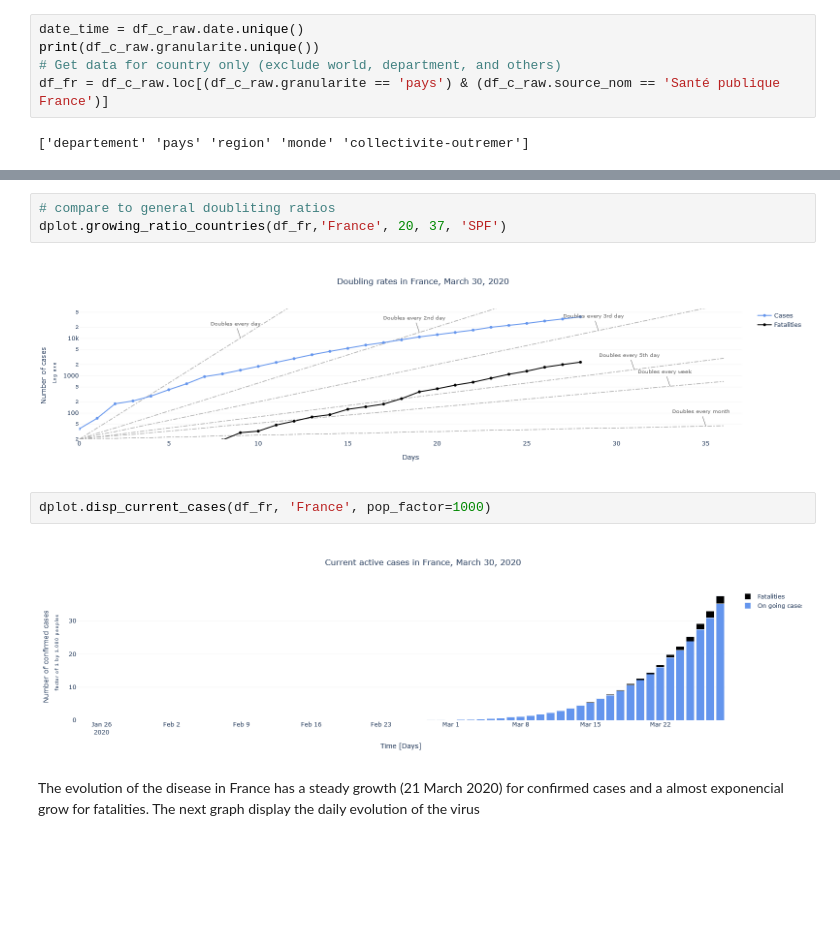
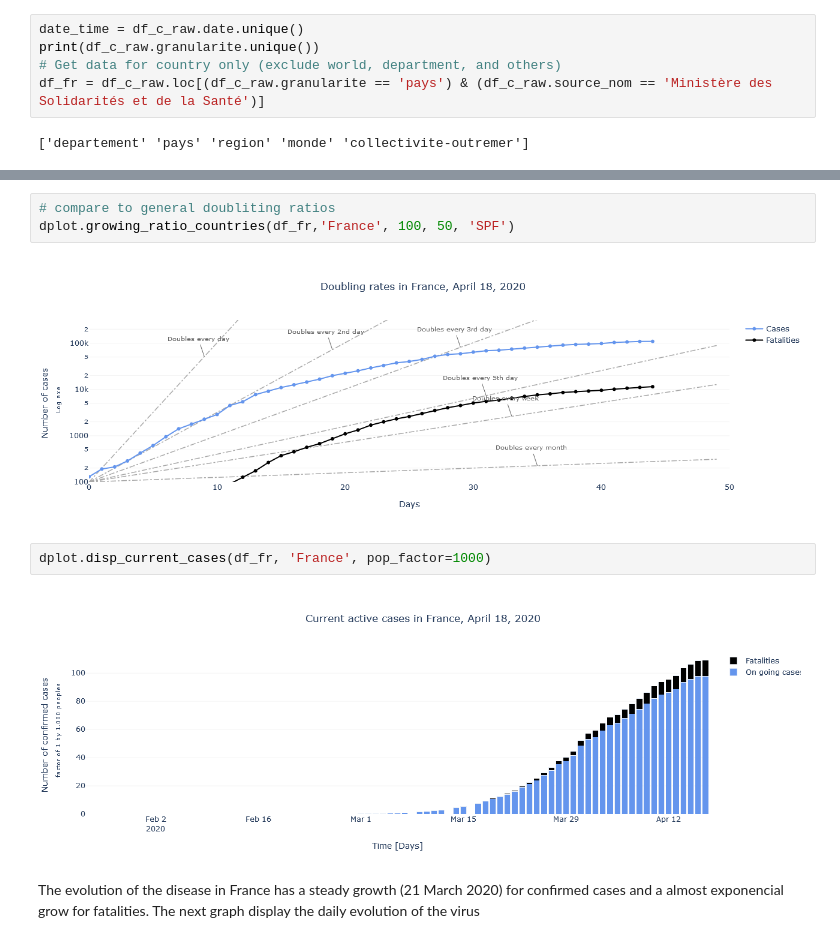
Before and after one commit to jsayri/analysis, a Jupyter notebook: COVID19_analysis/notebooks/France_analysis_SPFdata.ipynb, the cells around one changed output, grey strips where cells are left out. Cells and saved outputs as stored; diff of their text form; blank space fills up the shorter version.

```diff
--- a/COVID19_analysis/notebooks/France_analysis_SPFdata.ipynb
+++ b/COVID19_analysis/notebooks/France_analysis_SPFdata.ipynb
@@ -29,7 +32,7 @@ df_c_raw=pd.read_csv(repo_url+cases_path, parse_dates=['date'])
 date_time = df_c_raw.date.unique()
 print(df_c_raw.granularite.unique())
 # Get data for country only (exclude world, department, and others)
-df_fr = df_c_raw.loc[(df_c_raw.granularite == 'pays') & (df_c_raw.source_nom == 'Santé publique France')]
+df_fr = df_c_raw.loc[(df_c_raw.granularite == 'pays') & (df_c_raw.source_nom == 'Ministère des Solidarités et de la Santé')]
 # %% [output]
 ['departement' 'pays' 'region' 'monde' 'collectivite-outremer']
 # %%
@@ -40,12 +100,12 @@ dplot.disp_cumulative(df_fr, 'France')
 # %%
 # compare to general doubliting ratios
-dplot.growing_ratio_countries(df_fr,'France', 20, 37, 'SPF')
+dplot.growing_ratio_countries(df_fr,'France', 100, 50, 'SPF')
 # %% [output]
-[figure, old version]
+[figure, new version]
 # %%
 dplot.disp_current_cases(df_fr, 'France', pop_factor=1000)
 # %% [output]
-[figure, old version]
+[figure, new version]
 # %% [markdown]
 The evolution of the disease in France has a steady growth (21 March 2020) for confirmed cases and a almost exponencial grow for fatalities. The next graph display the daily evolution of the virus
 # %%
```
Also changed, not shown: parts of 16 cells of this notebook, 3 other files.
